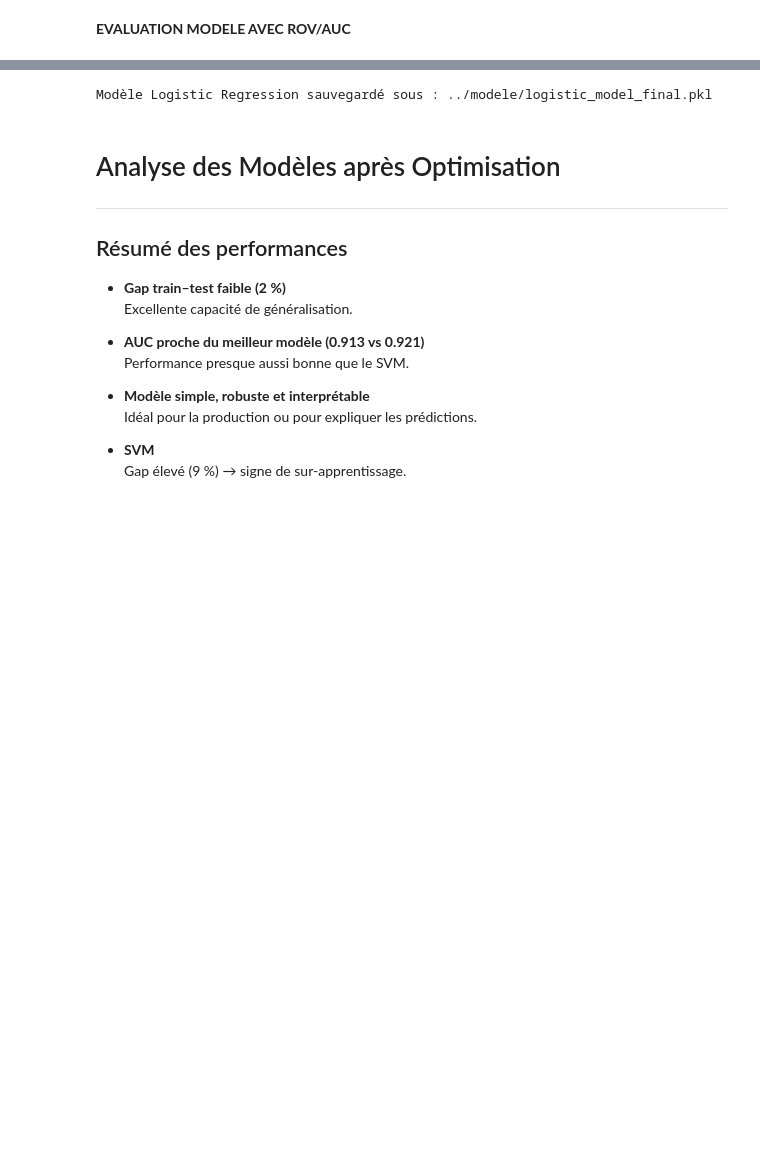
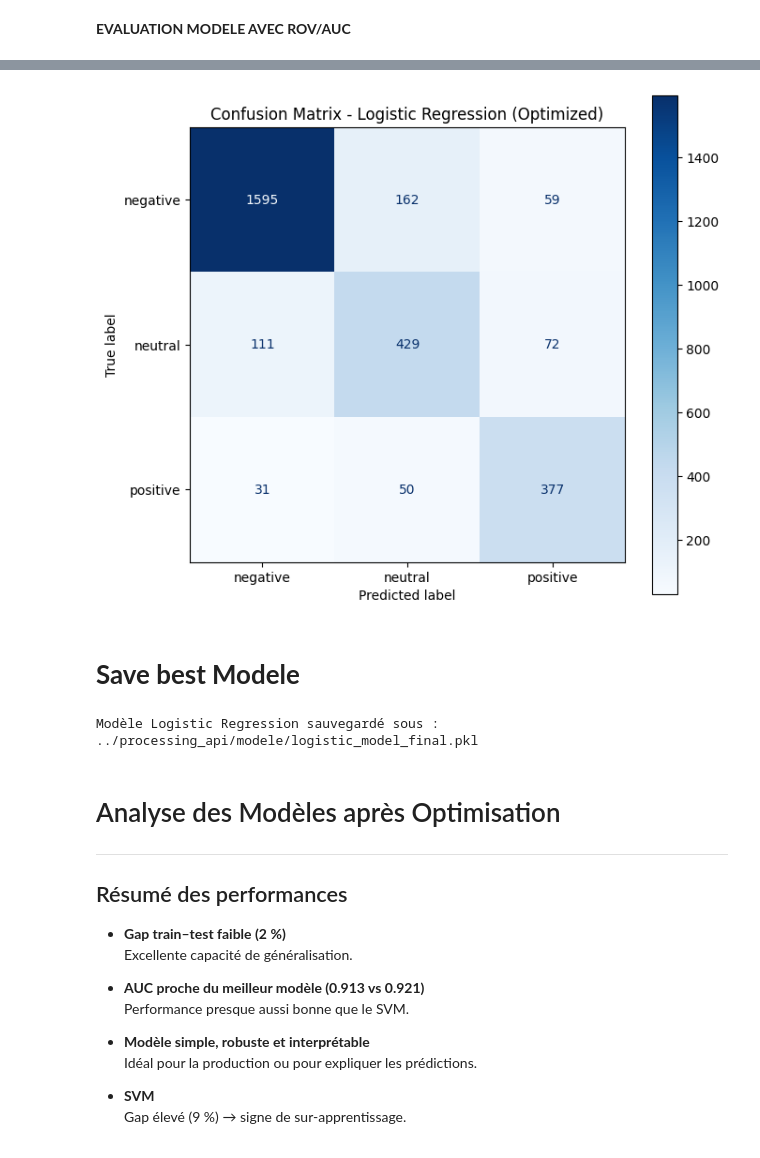
Before and after one commit to elabiad-malika2/AeroStream-Analytics, a Jupyter notebook: Notebooks/04_model_training_and_evaluation.ipynb, the cells around one changed output, grey strips where cells are left out. Saved outputs shown, nothing was run; the diff lists cells and outputs as text; code cells hidden in the pictures; blank space fills up the shorter version.

Commit message:
reentrainer le modele

```diff
--- a/Notebooks/04_model_training_and_evaluation.ipynb
+++ b/Notebooks/04_model_training_and_evaluation.ipynb
@@ -226,12 +81,10 @@ models_grids = {
 # %% [markdown]
         Fonction pour évaluer modèle
 # %%
-def evaluate_model(model, X_train, y_train, X_test, y_test, classes, sample_weight=None):
+def evaluate_model(model, X_train, y_train, X_test, y_test, classes):
     # Entraînement
-    if sample_weight is not None:
-        model.fit(X_train, y_train, sample_weight=sample_weight)
-    else:
-        model.fit(X_train, y_train)
+
+    model.fit(X_train, y_train)
 
     # Prédictions
     y_train_pred = model.predict(X_train)
@@ -432,3 +291,40 @@ plot_roc_auc_comparison(
+# %%
+import matplotlib.pyplot as plt
+from sklearn.metrics import confusion_matrix, ConfusionMatrixDisplay
+
+def plot_confusion_matrix_logistic(results, X_test, y_test_encoded, class_names):
+
+    logistic_model = results["LogisticRegression"]["best_model"]
+
+    y_pred = logistic_model.predict(X_test)
+
+    cm = confusion_matrix(y_test_encoded, y_pred)
+
+    fig, ax = plt.subplots(figsize=(7, 6))
+    disp = ConfusionMatrixDisplay(
+        confusion_matrix=cm,
+        display_labels=class_names
+    )
+
+    disp.plot(cmap="Blues", ax=ax, values_format="d")
+
+    plt.title("Confusion Matrix - Logistic Regression (Optimized)")
+    plt.grid(False)
+    plt.tight_layout()
+    plt.savefig("../dashboard/Evaluation/confusion_matrix_logistic.png")
+    plt.show()
+    plt.close()
+# %%
+plot_confusion_matrix_logistic(
+    results,
+    X_test,
+    y_test_encoded,
+    classes
+)
+# %% [output]
+[figure, added]
+# %% [markdown]
+# **Save best Modele**
 # %%
 import joblib
 
@@ -436,14 +332,14 @@ import joblib
 best_logistic_model = results["LogisticRegression"]["best_model"]
 
 # Nom du fichier pour sauvegarde
-model_filename = "../modele/logistic_model_final.pkl"
+model_filename = "../processing_api/modele/logistic_model_final.pkl"
 
 # Sauvegarder le modèle
 joblib.dump(best_logistic_model, model_filename)
 
 print(f"Modèle Logistic Regression sauvegardé sous : {model_filename}")
 # %% [output]
-Modèle Logistic Regression sauvegardé sous : ../modele/logistic_model_final.pkl
+Modèle Logistic Regression sauvegardé sous : ../processing_api/modele/logistic_model_final.pkl
 # %% [markdown]
 #  Analyse des Modèles après Optimisation
 
```
Also changed, not shown: parts of 17 cells of this notebook.
